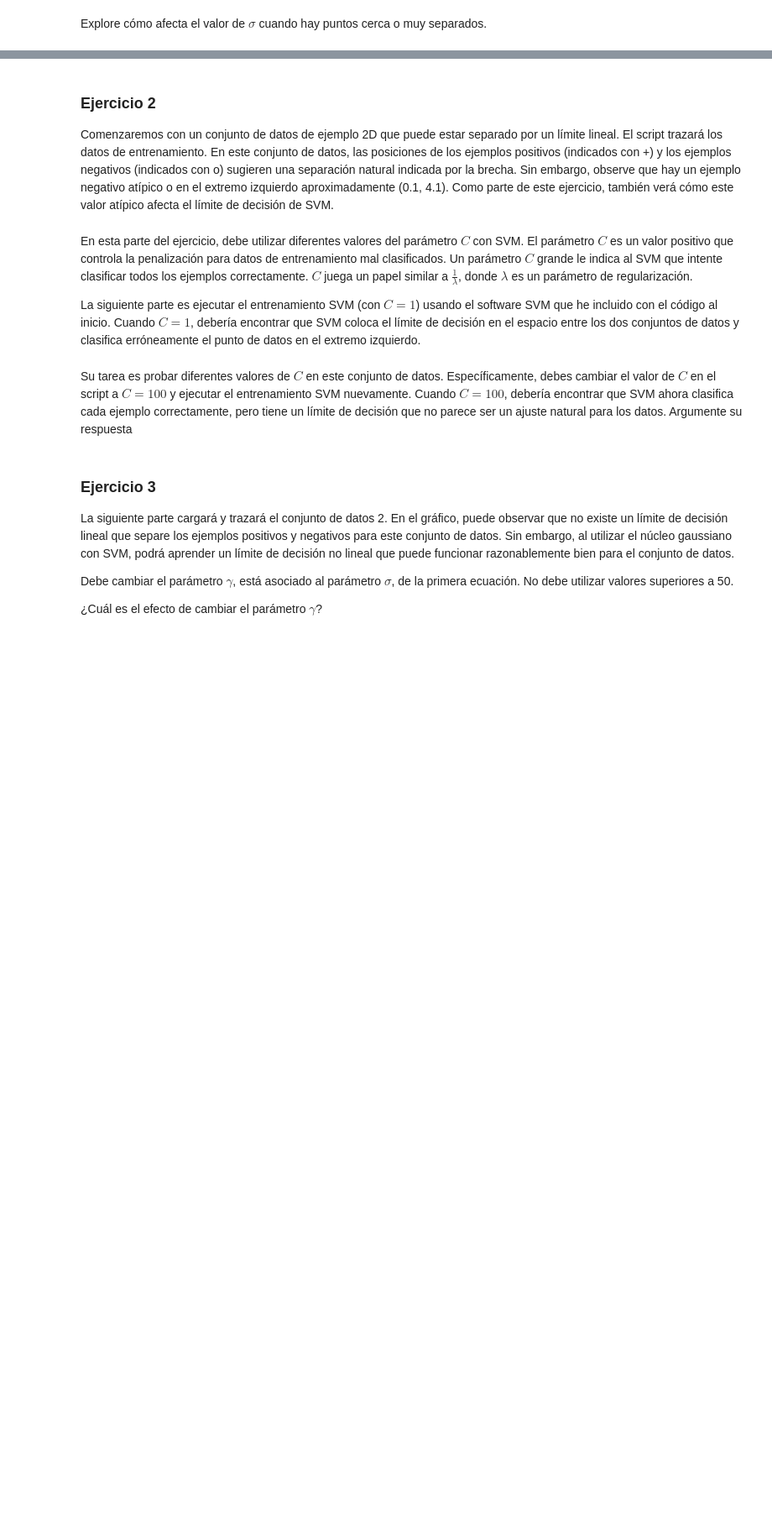
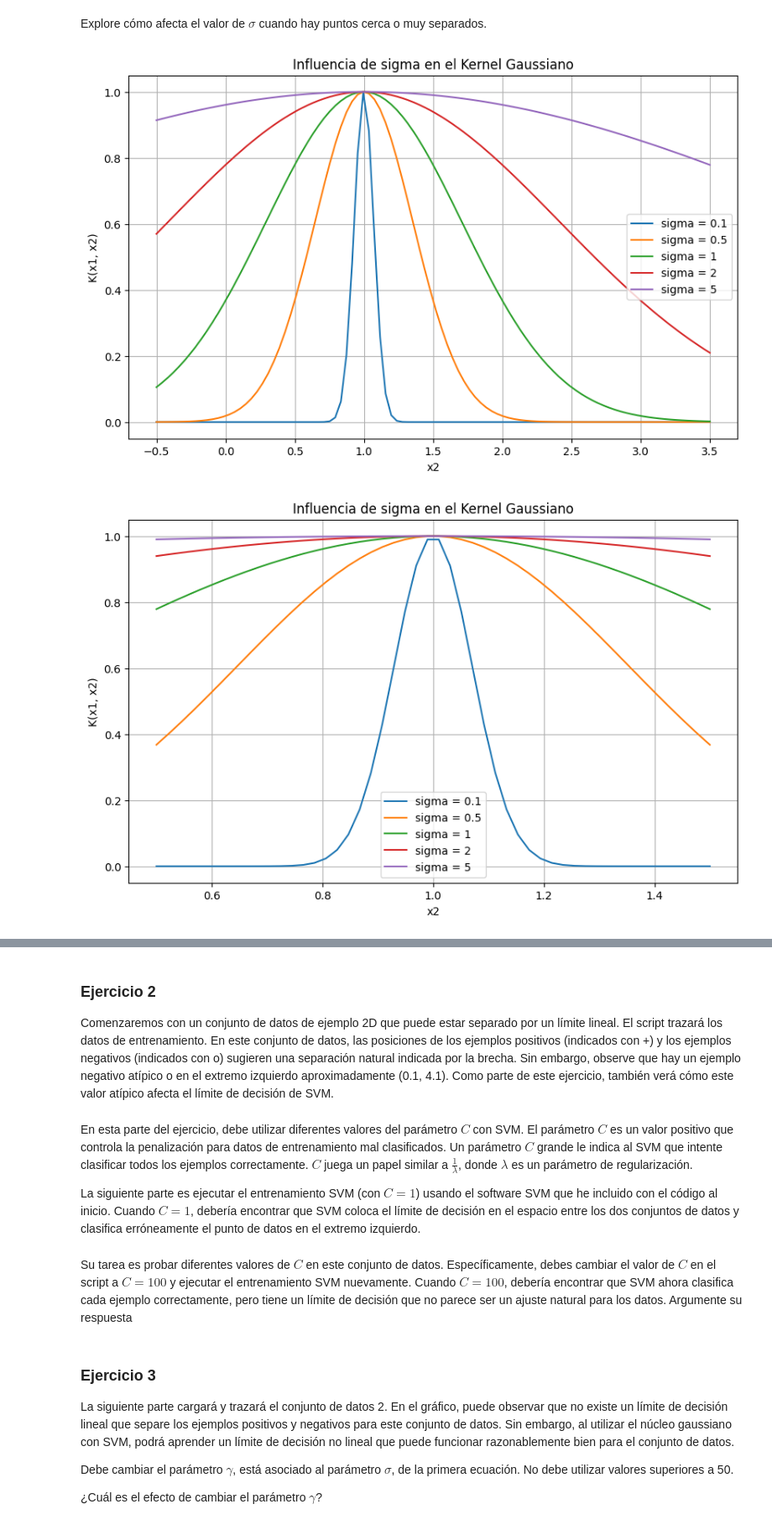
Before and after one commit to cam2149/MachineLearningIII, a Jupyter notebook: SVM_Taller.ipynb, the cells around one changed output, grey strips where cells are left out. Shown at 84% size. Drawn from its saved outputs; the diff is of its cells as text; code cells hidden in the pictures; blank space fills up the shorter version.

```diff
--- a/SVM_Taller.ipynb
+++ b/SVM_Taller.ipynb
@@ -113,10 +115,3 @@ Una vez que haya completado la función gaussianKernel, la siguiente celda proba
 
     1. 0.44485   if the input is one dimensional
     2. 0.286504  if the input is two dimensional
-# %%
-def gaussianKernel(x1,x2,sigma):
-    K=0
-    #your code here
-
-    #
-    return K
@@ -123,3 +130,22 @@ def gaussianKernel(x1,x2,sigma):
+# %%
+def visualize_gaussian_kernel(x1, x2, sigmas):
+    plt.figure(figsize=(10, 6))
+
+    if(len(x2)==2):
+      x2_values = np.linspace(x2[0] - 2, x2[0] + 2, 100)  # Adjust range as needed
+    else:
+      x2_values = x2  # Adjust range as needed
+
+    for sigma in sigmas:
+        K_values = [gaussianKernel(x1, x2_val, sigma) for x2_val in x2_values] # Calculate K for each x2_val
+        plt.plot(x2_values, K_values, label=f'sigma = {sigma}')  # Plot x2_values against K_values
+
+    plt.xlabel('x2')
+    plt.ylabel('K(x1, x2)')
+    plt.title('Influencia de sigma en el Kernel Gaussiano')
+    plt.legend()
+    plt.grid(True)
+    plt.show()
 # %%
 x1 = -2.1
 x2 = -1.2
@@ -138,2 +164,23 @@ Two dimensions: 0.5352614285189903
 # %% [markdown]
 Explore cómo afecta el valor de $\sigma$ cuando hay puntos cerca o muy separados.
+# %%
+# Explore cómo afecta el valor de  σ  cuando hay puntos cerca o muy separados.
+#Explora diferentes valores sigma
+sigmas = [0.1, 0.5, 1, 2, 5]
+x1 = np.array([1,1]) #Fixed point
+x2 = np.array([1.5, 2])
+
+visualize_gaussian_kernel(x1, x2, sigmas)
+
+#Ejemplo con puntos muy juntos
+x1_close = np.array([1, 1])
+x2_close = np.linspace(0.5, 1.5, 50)
+visualize_gaussian_kernel(x1_close, x2_close, sigmas)
+
+# Ejemplo con puntos muy separados
+x1_far = np.array([1, 1])
+x2_far = np.linspace(-5, 5, 50)
+visualize_gaussian_kernel(x1_far, x2_far, sigmas)
+# %% [output]
+[figure, added]
+[figure, added]
```
Also changed, not shown: parts of 7 cells of this notebook.
